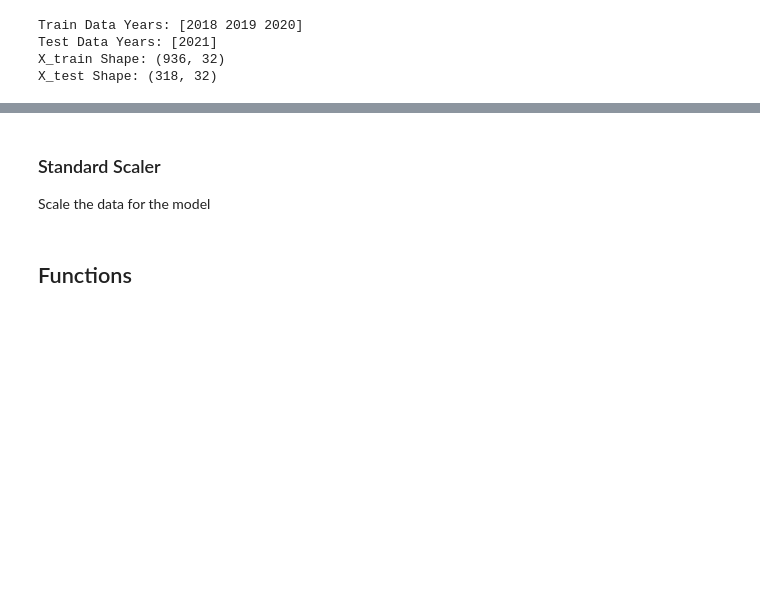
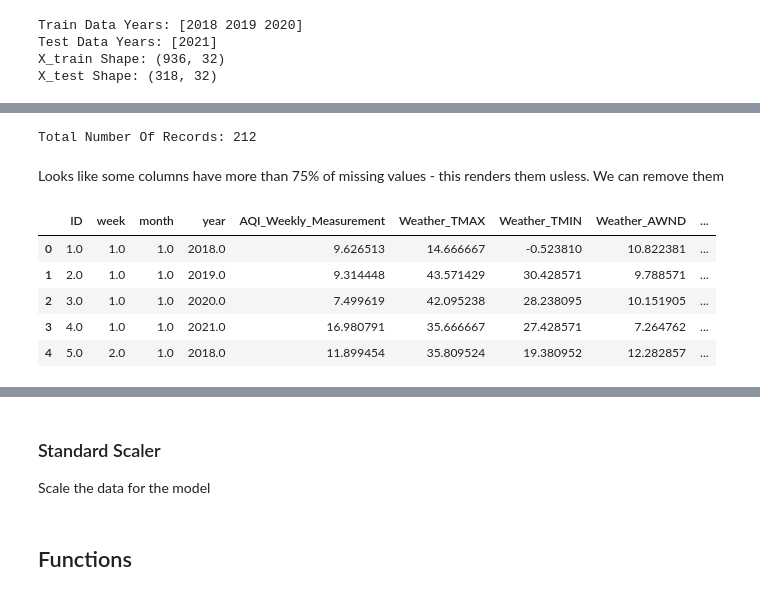
Before and after one commit to vbgupta/Transfer-Learning-Address-Sustainability-Issues, a Jupyter notebook: models/src/modeling/build/Multiple-Models.ipynb, the cells around one changed output, grey strips where cells are left out. Cells and saved outputs as stored; diff of their text form; code cells hidden in the pictures; blank space fills up the shorter version.

```diff
--- a/models/src/modeling/build/Multiple-Models.ipynb
+++ b/models/src/modeling/build/Multiple-Models.ipynb
@@ -97,0 +169,9 @@ X_test Shape: (318, 32)
+# %%
+# Drop City Indentifiers as they prevent the model to generalize over the dataset
+chicago_data = chicago_data.drop(['County', 'City'], axis = 1)
+# %%
+chicago_data = chicago_data.replace('NA', 0)
+chicago_data = chicago_data.astype(float)
+chicago_data = chicago_data.replace(0, np.nan)
+# NA values
+chicago_data.isna().sum()
@@ -97,0 +199,18 @@ X_test Shape: (318, 32)
+# %%
+print(f"Total Number Of Records: {len(chicago_data)}")
+# %% [output]
+Total Number Of Records: 212
+# %% [markdown]
+Looks like some columns have more than 75% of missing values - this renders them usless. We can remove them
+# %%
+chicago_data = chicago_data.drop(['avg_weekday_rides', 'avg_saturday_rides', 'avg_sunday_holiday_rides',
+                                 'traffic_taxi_trip_miles', 'traffic_taxi_trip_totals', 'traffic_rideshare_miles',
+                                 'traffic_speed', 'traffic_bus_count'], axis = 1)
+chicago_data.head()
+# %% [output]
+|  | ID | week | month | year | AQI_Weekly_Measurement | Weather_TMAX | Weather_TMIN | Weather_AWND | ... |
+| 0 | 1.0 | 1.0 | 1.0 | 2018.0 | 9.626513 | 14.666667 | -0.523810 | 10.822381 | ... |
+| 1 | 2.0 | 1.0 | 1.0 | 2019.0 | 9.314448 | 43.571429 | 30.428571 | 9.788571 | ... |
+| 2 | 3.0 | 1.0 | 1.0 | 2020.0 | 7.499619 | 42.095238 | 28.238095 | 10.151905 | ... |
+| 3 | 4.0 | 1.0 | 1.0 | 2021.0 | 16.980791 | 35.666667 | 27.428571 | 7.264762 | ... |
+| 4 | 5.0 | 2.0 | 1.0 | 2018.0 | 11.899454 | 35.809524 | 19.380952 | 12.282857 | ... |
```
Also changed, not shown: parts of 60 cells of this notebook, 6 other files.
